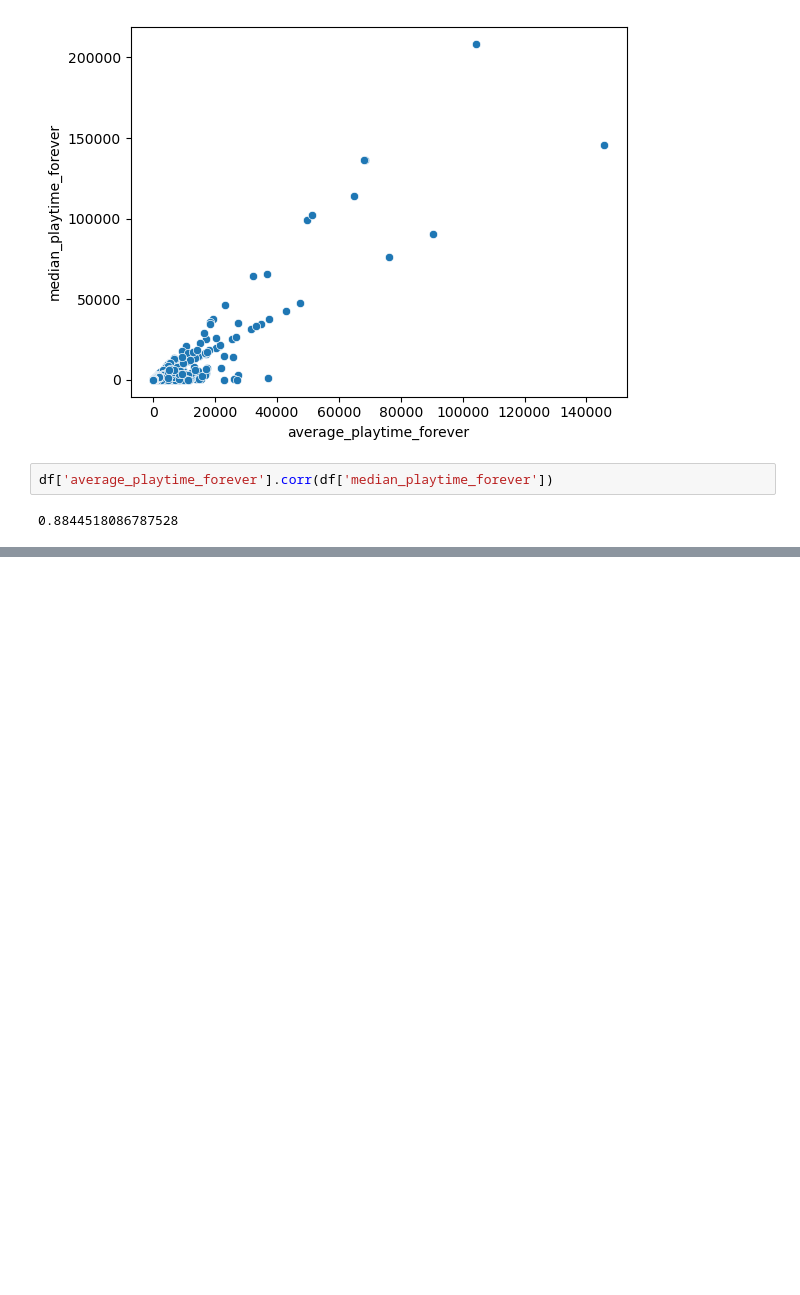
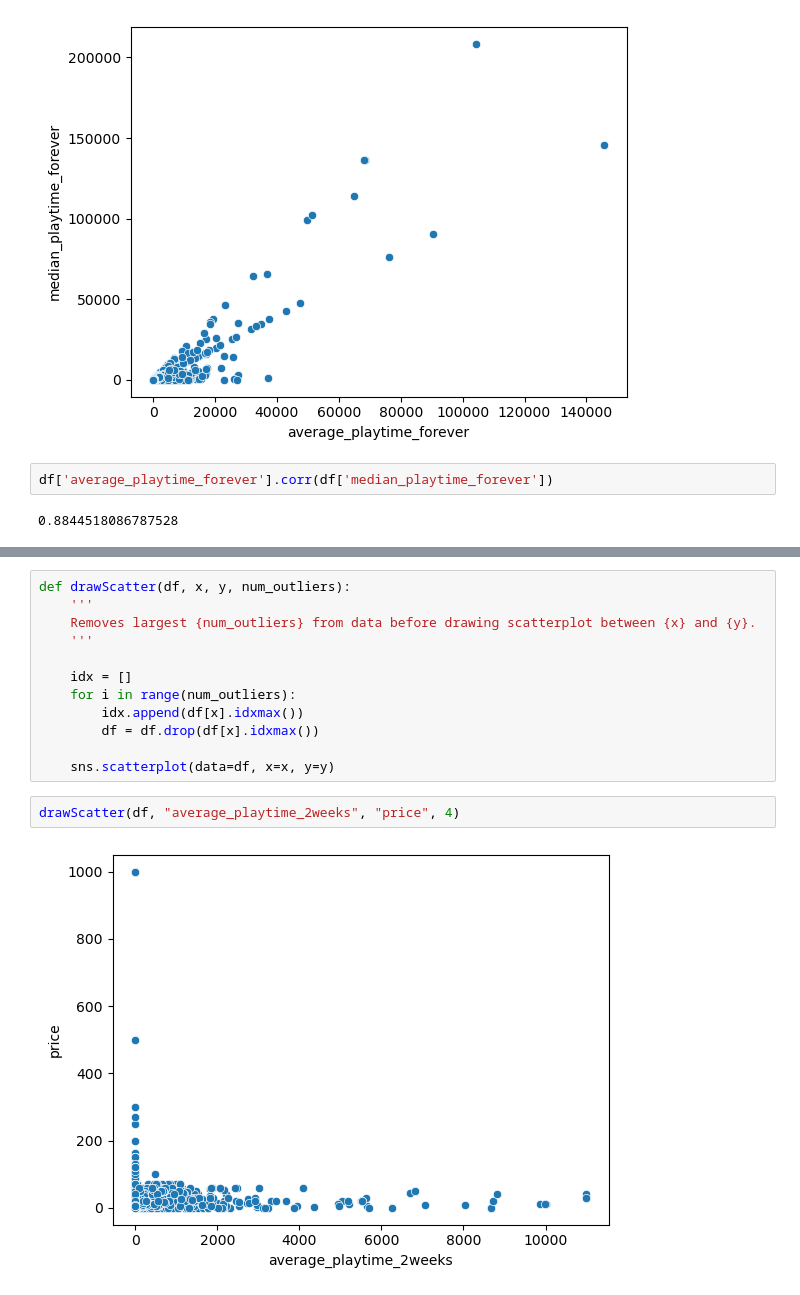
Before and after one commit to applepot437/ai, a Jupyter notebook: sem 1/games/games.ipynb, the cells around one changed output, grey strips where cells are left out. Drawn from its saved outputs; the diff is of its cells as text; blank space fills up the shorter version.

```diff
--- a/sem 1/games/Untitled.ipynb
+++ b/sem 1/games/games.ipynb
@@ -157,0 +197,16 @@ df['average_playtime_forever'].corr(df['median_playtime_forever'])
+# %%
+def drawScatter(df, x, y, num_outliers):
+    '''
+    Removes largest {num_outliers} from data before drawing scatterplot between {x} and {y}.
+    '''
+
+    idx = []
+    for i in range(num_outliers):
+        idx.append(df[x].idxmax())
+        df = df.drop(df[x].idxmax())
+
+    sns.scatterplot(data=df, x=x, y=y)
+# %%
+drawScatter(df, "average_playtime_2weeks", "price", 4)
+# %% [output]
+[figure, added]
```
Also changed, not shown: parts of 8 cells of this notebook, 3 other files.
